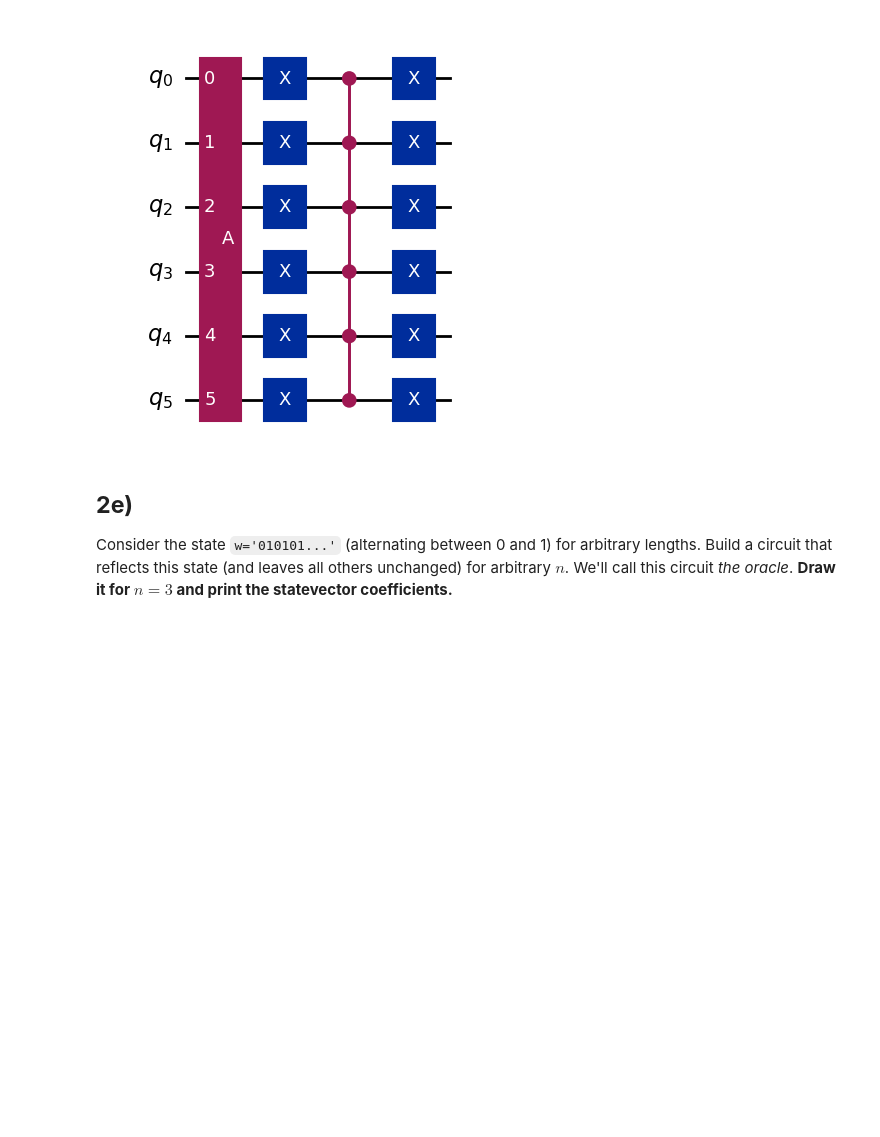
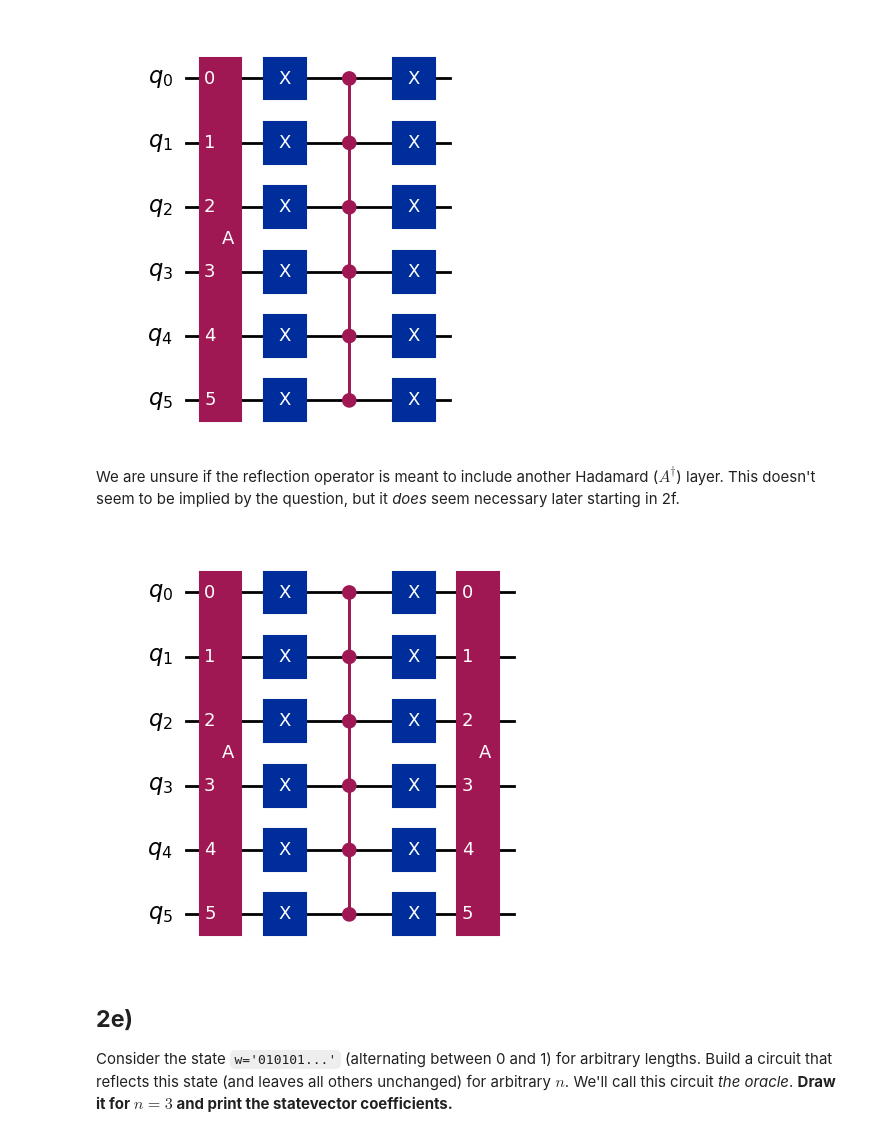
Before and after one commit to ezekielcochran/vtq-hackathon, a Jupyter notebook: qmace.ipynb, the cells around one changed output. Cells and saved outputs as stored; diff of their text form; code cells hidden in the pictures; blank space fills up the shorter version.

```diff
--- a/qmace.ipynb
+++ b/qmace.ipynb
@@ -177,6 +177,13 @@ qc.x(range(QUBIT_COUNT))
 qc.draw("mpl")
 # %% [output]
 [figure]
+# %% [markdown]
+We are unsure if the reflection operator is meant to include another Hadamard ($A^\dagger$) layer. This doesn't seem to be implied by the question, but it *does* seem necessary later starting in 2f.
+# %%
+qc.append(a_gate, list(range(QUBIT_COUNT)))
+qc.draw("mpl")
+# %% [output]
+[figure, added]
 # %% [markdown]
 ## **2e)**
 
```
Also changed, not shown: parts of 5 cells of this notebook.
